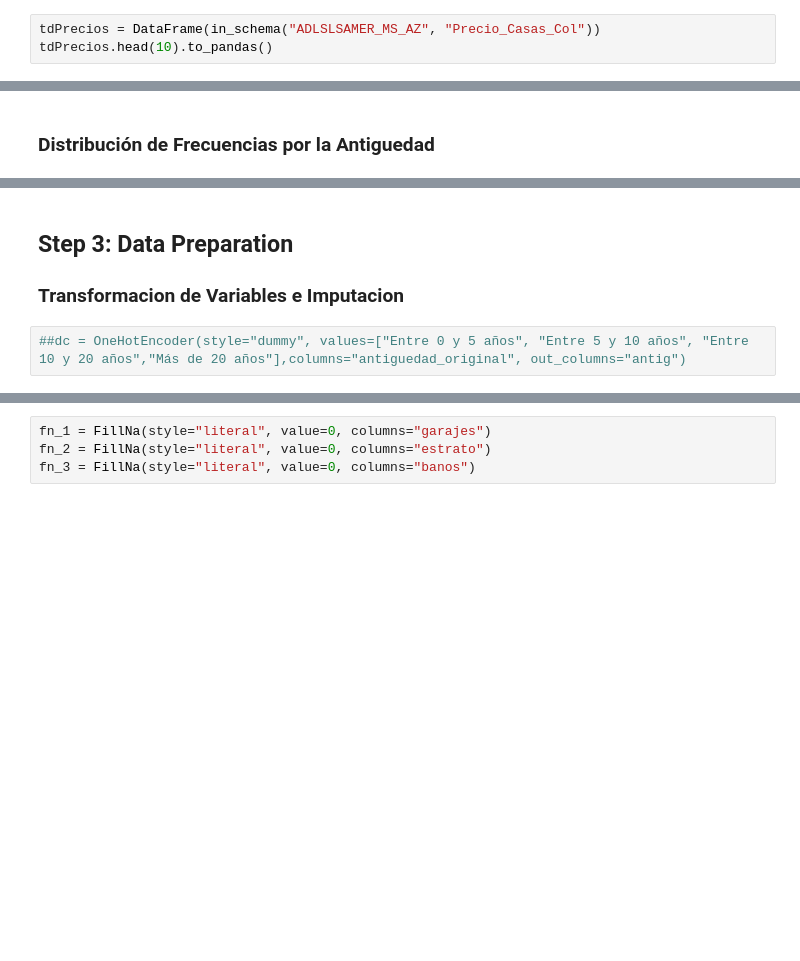
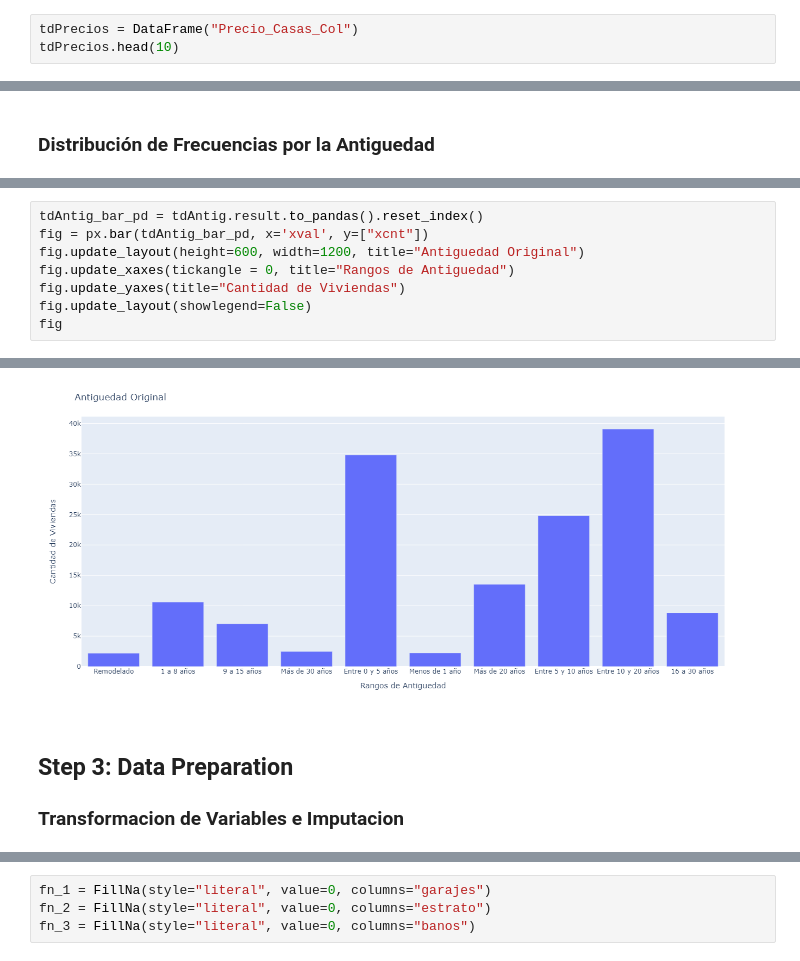
Before and after one commit to lcajachahua/courses, a Jupyter notebook: Demo_Price_Model_Python.ipynb, the cells around one changed output, grey strips where cells are left out. Drawn from its saved outputs; the diff is of its cells as text; blank space fills up the shorter version.

```diff
--- a/Demo_Price_Model_Python.ipynb
+++ b/Demo_Price_Model_Python.ipynb
@@ -23,5 +26,5 @@ td_context = create_context(host="tdprd.td.teradata.com", username="lc250058", p
 # %% [markdown]
 ### Creamos el DataFrame y traemos la cabecera
 # %%
-tdPrecios = DataFrame(in_schema("ADLSLSAMER_MS_AZ", "Precio_Casas_Col"))
-tdPrecios.head(10).to_pandas()
+tdPrecios = DataFrame("Precio_Casas_Col")
+tdPrecios.head(10)
@@ -47,0 +82,9 @@ tdAntig.result.to_pandas().sort_values(['xval'])
+# %%
+tdAntig_bar_pd = tdAntig.result.to_pandas().reset_index()
+fig = px.bar(tdAntig_bar_pd, x='xval', y=["xcnt"])
+fig.update_layout(height=600, width=1200, title="Antiguedad Original")
+fig.update_xaxes(tickangle = 0, title="Rangos de Antiguedad")
+fig.update_yaxes(title="Cantidad de Viviendas")
+fig.update_layout(showlegend=False)
+fig
+# %% [output]
@@ -48,6 +92,5 @@ tdAntig.result.to_pandas().sort_values(['xval'])
+[figure, added]
 # %% [markdown]
 ## Step 3: Data Preparation
 ### Transformacion de Variables e Imputacion
-# %%
-##dc = OneHotEncoder(style="dummy", values=["Entre 0 y 5 años", "Entre 5 y 10 años", "Entre 10 y 20 años","Más de 20 años"],columns="antiguedad_original", out_columns="antig")
 # %%
```
Also changed, not shown: parts of 26 cells of this notebook.
